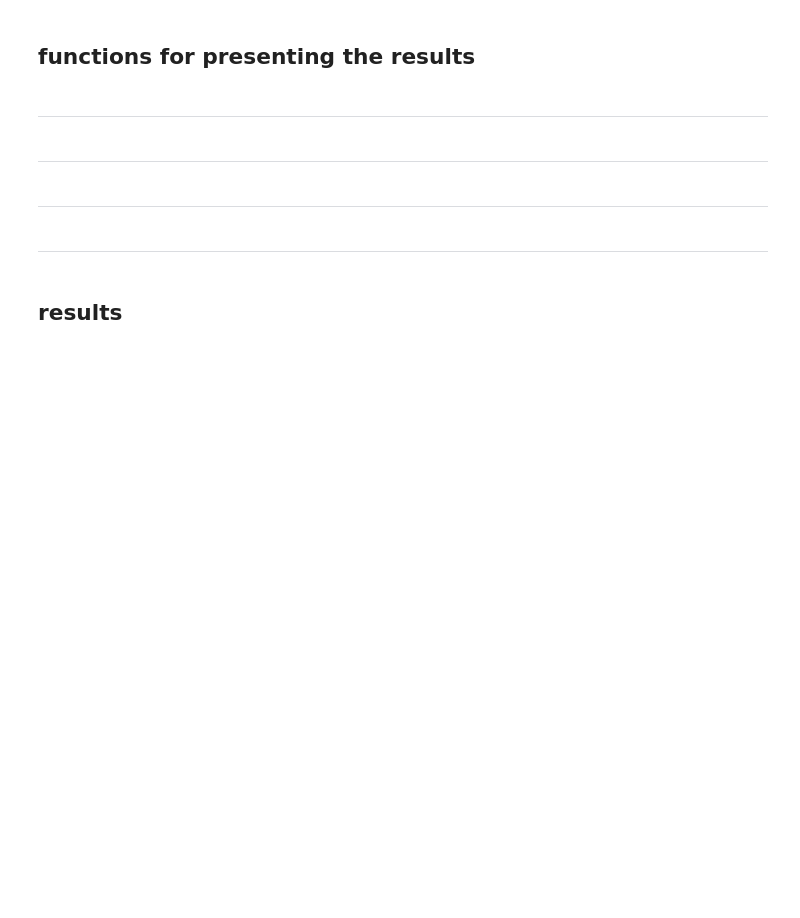
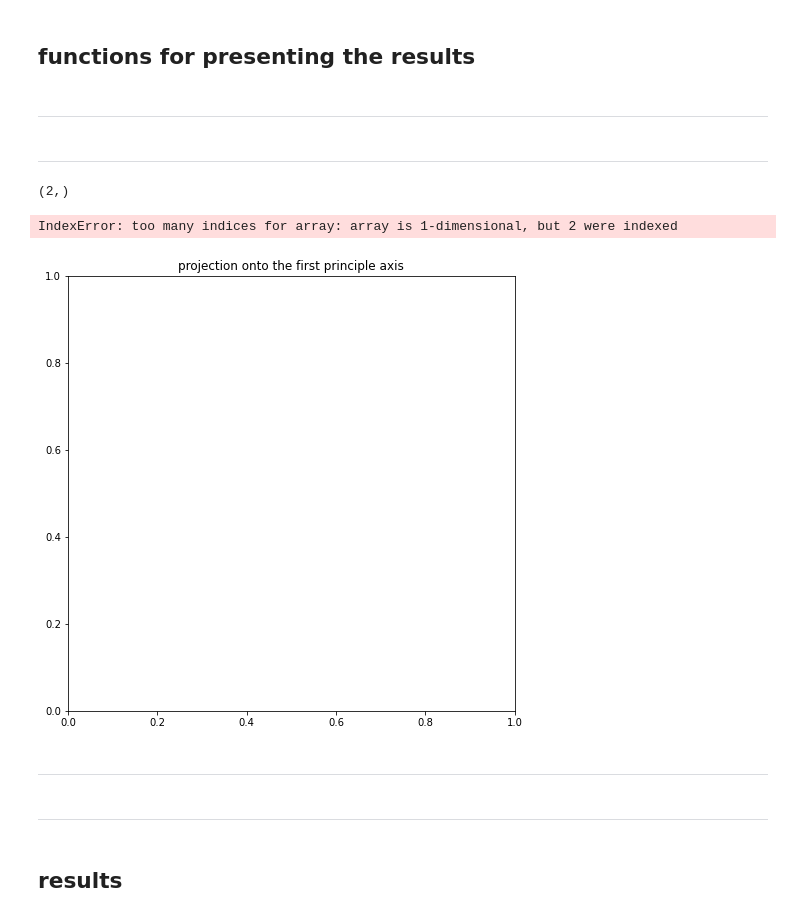
Before and after one commit to Lim-Sung-Jun/machine_learning_2022_1, a Jupyter notebook: 12/assignment_12.ipynb, the cells around one changed output. Saved outputs shown, nothing was run; the diff lists cells and outputs as text; code cells hidden in the pictures; blank space fills up the shorter version.

```diff
--- a/12/assignment_12.ipynb
+++ b/12/assignment_12.ipynb
@@ -107,16 +79,3 @@ max_y = np.max(y)
 # %% [markdown]
 ## compute covariance matrix
 - shape of feature = $n \times m$ where $n$ is the number of data and $m$ is the dimension of features
-# %%
-def compute_covariance(feature):
-
-    # ++++++++++++++++++++++++++++++++++++++++++++++++++
-    # complete the blanks
-    #
-    Z = feature
-    Sigma = (Z@Z.T)/len(feature)
-
-    #
-    # ++++++++++++++++++++++++++++++++++++++++++++++++++
-
-    return Sigma
@@ -153,10 +125,12 @@ def compute_principal_component(feature):
     # ++++++++++++++++++++++++++++++++++++++++++++++++++
     # complete the blanks
     #
-    eig_val, eig_vec = np.linalg.eig(feature)
+    covariance = compute_covariance(feature)
+    eig_val, eig_vec = np.linalg.eig(covariance)
     index = np.argsort(eig_val)[::-1]
-    principal_component_1, principal_component_2 = eig_vec[index][0], eig_vec[index][1]
-
+    principal_component_1 = eig_vec[index][0] * eig_val[index][0]
+    principal_component_2 = eig_vec[index][1] * eig_val[index][1]
+    # print(eig_vec[index])
     #
     # ++++++++++++++++++++++++++++++++++++++++++++++++++
 
@@ -187,0 +144,18 @@ def compute_projection_onto_line(feature, vector):
+# %%
+def compute_projection_onto_line(feature, vector):
+
+    # ++++++++++++++++++++++++++++++++++++++++++++++++++
+    # complete the blanks
+    #
+    def ClosestPointOnLine(a, b, p):
+        ap = p-a
+        ab = b-a
+        result = a + (np.dot(ap,ab)/np.dot(ab,ab)) * ab
+        return result
+    zero = np.zeros((2,))
+    projection = ClosestPointOnLine(zero, vector, feature)
+
+    #
+    # ++++++++++++++++++++++++++++++++++++++++++++++++++
+
+    return projection
@@ -284,7 +272,7 @@ def function_result_05():
     # ++++++++++++++++++++++++++++++++++++++++++++++++++
     # complete the blanks
     #
-
+    plt.scatter(projection1[:,0], projection1[:,1], color='green')
 
 
     #
@@ -295,6 +283,15 @@ def function_result_05():
 
     plt.tight_layout()
     plt.show()
+# %%
+projection1.shape
+# %% [output]
+(2,)
+# %%
+function_result_05()
+# %% [output]
+IndexError: too many indices for array: array is 1-dimensional, but 2 were indexed
+[figure, added]
 # %%
 def function_result_06():
 
```
Also changed, not shown: parts of 17 cells of this notebook.
